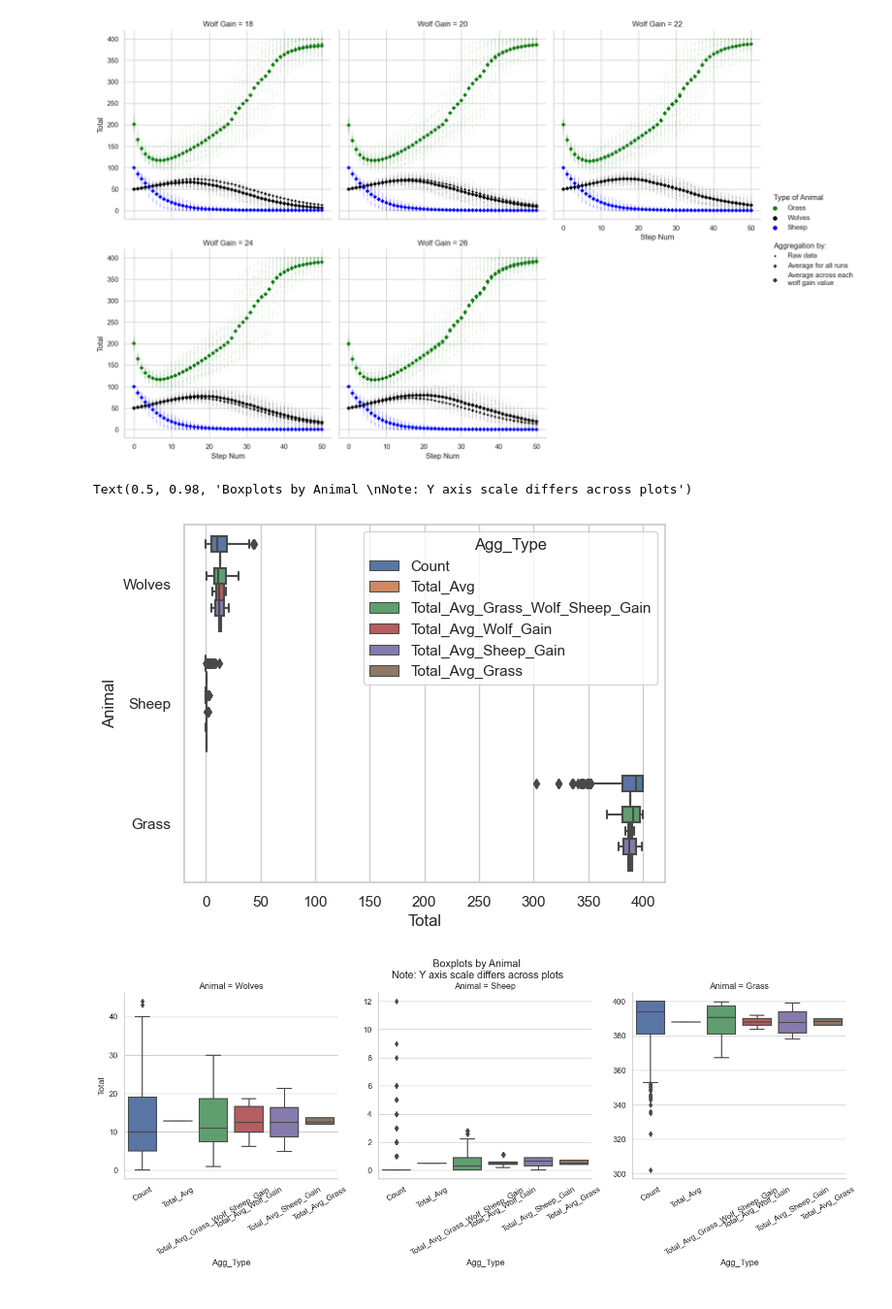
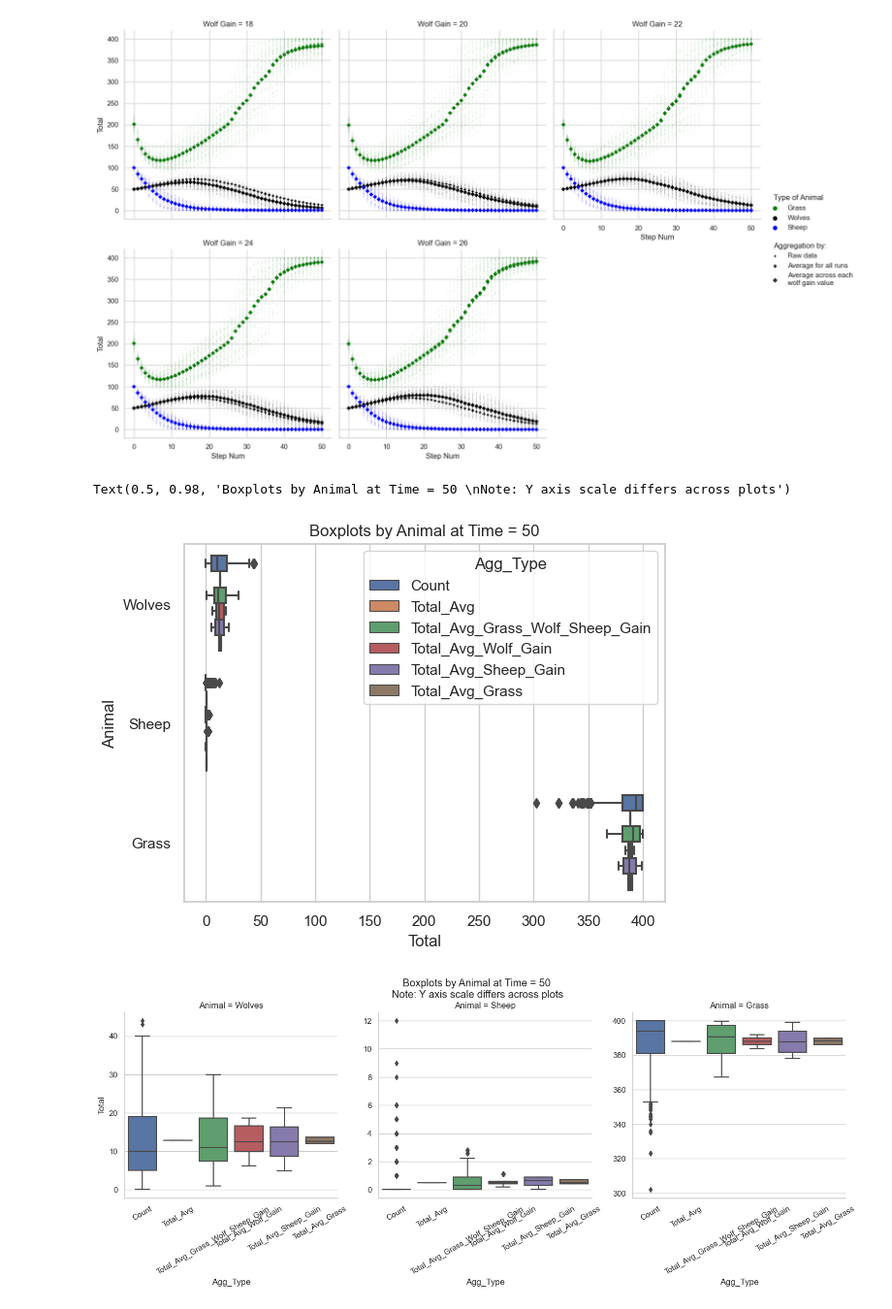
Before and after one commit to jmclip/MACSS-40550-ABM, a Jupyter notebook: 7_Analysis_YAAWN/data/batch_analysis_example_plots.ipynb, the cells around one changed output. Shown at 97% size. Saved outputs shown, nothing was run; the diff lists cells and outputs as text; code cells hidden in the pictures.

Commit message:
Titling graphs in boxplot and catplot

```diff
--- a/7_Analysis_YAAWN/data/batch_analysis_example_plots.ipynb
+++ b/7_Analysis_YAAWN/data/batch_analysis_example_plots.ipynb
@@ -179,23 +179,23 @@ Text(0.5, 0.98, 'Batch Runs: Animal counts over 50 steps from 600 runs \nVarying
 # %%
 # Vary over Wolf Gains
 sns.set_theme(style="whitegrid")
 
 #can check the data to see how it looks
 batch_avgs_merged_long[batch_avgs_merged_long["Step Num"]==50]
 
 # This graph doesn't work here but could be useful for you (so, keeping the code)
 sns.boxplot(data=batch_avgs_merged_long[batch_avgs_merged_long["Step Num"]==50],
-            x="Total", y="Animal", hue="Agg_Type")
+            x="Total", y="Animal", hue="Agg_Type").set_title('Boxplots by Animal at Time = 50')
 
 
 #nicer looking plot for our purposes
 #note: I would rename the labels to make them look cleaner
 facet_box = sns.catplot(data=batch_avgs_merged_long[(batch_avgs_merged_long["Step Num"]==50)],
             x="Agg_Type", y="Total", col="Animal", kind = "box", sharey = False).tick_params(axis='x', rotation=30)
 
 facet_box.fig.subplots_adjust(top=0.85) # adjust the Figure in rp
-facet_box.fig.suptitle('Boxplots by Animal \nNote: Y axis scale differs across plots')
+facet_box.fig.suptitle('Boxplots by Animal at Time = 50 \nNote: Y axis scale differs across plots')
 # %% [output]
-Text(0.5, 0.98, 'Boxplots by Animal \nNote: Y axis scale differs across plots')
+Text(0.5, 0.98, 'Boxplots by Animal at Time = 50 \nNote: Y axis scale differs across plots')
-[figure, old version]
+[figure, new version]
-[figure, old version]
+[figure, new version]
```
